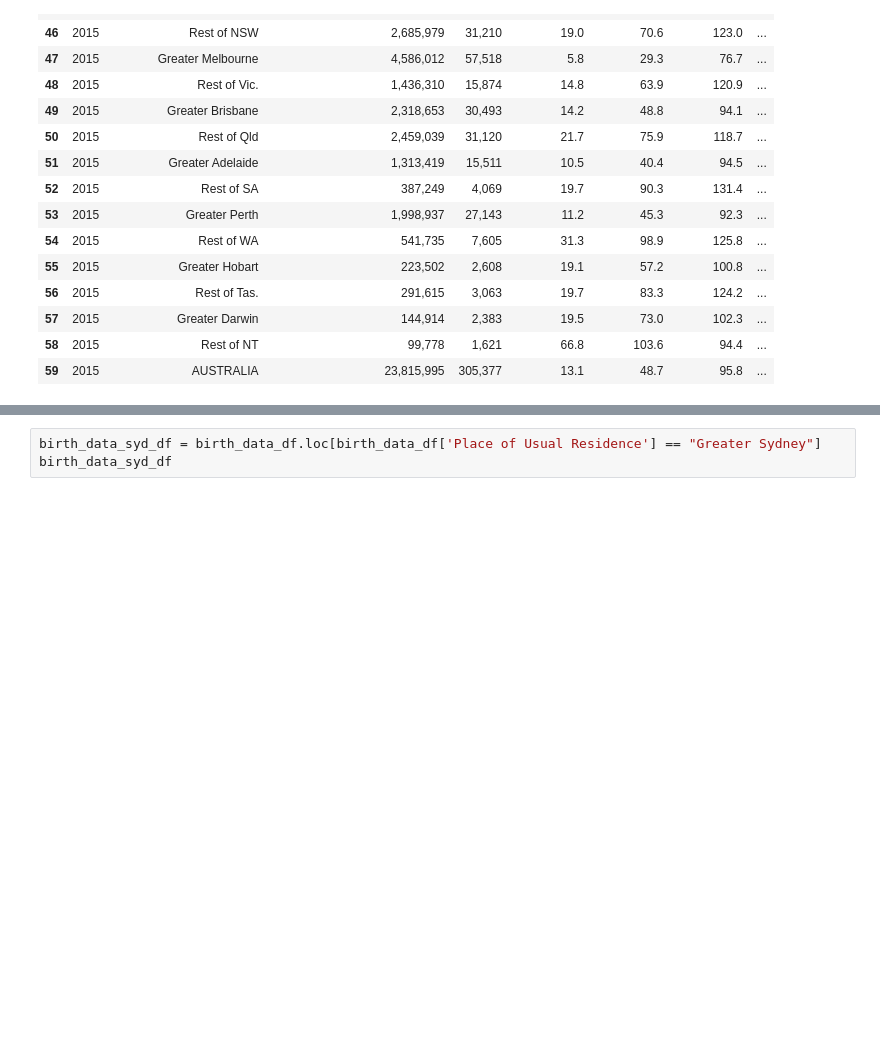
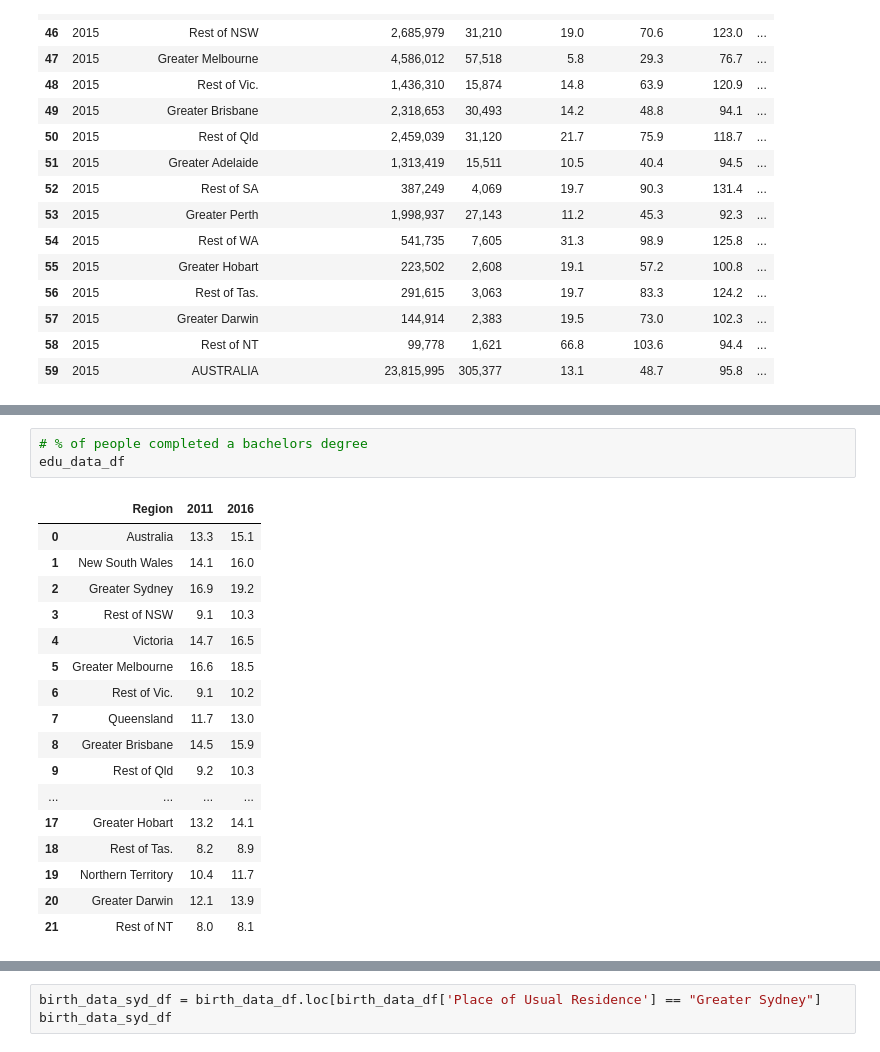
Before and after one commit to NathanJPotter/Team-Project-1, a Jupyter notebook: Project 1.ipynb, the cells around one changed output, grey strips where cells are left out. Drawn from its saved outputs; the diff is of its cells as text; blank space fills up the shorter version.

```diff
--- a/Project 1.ipynb
+++ b/Project 1.ipynb
@@ -67,0 +101,21 @@ birth_data_2012_df
+# %%
+# % of people completed a bachelors degree
+edu_data_df
+# %% [output]
+|  | Region | 2011 | 2016 |
+| 0 | Australia | 13.3 | 15.1 |
+| 1 | New South Wales | 14.1 | 16.0 |
+| 2 | Greater Sydney | 16.9 | 19.2 |
+| 3 | Rest of NSW | 9.1 | 10.3 |
+| 4 | Victoria | 14.7 | 16.5 |
+| 5 | Greater Melbourne | 16.6 | 18.5 |
+| 6 | Rest of Vic. | 9.1 | 10.2 |
+| 7 | Queensland | 11.7 | 13.0 |
+| 8 | Greater Brisbane | 14.5 | 15.9 |
+| 9 | Rest of Qld | 9.2 | 10.3 |
+| ... | ... | ... | ... |
+| 17 | Greater Hobart | 13.2 | 14.1 |
+| 18 | Rest of Tas. | 8.2 | 8.9 |
+| 19 | Northern Territory | 10.4 | 11.7 |
+| 20 | Greater Darwin | 12.1 | 13.9 |
+| 21 | Rest of NT | 8.0 | 8.1 |
```
Also changed, not shown: parts of 4 cells of this notebook, 5 other files.
